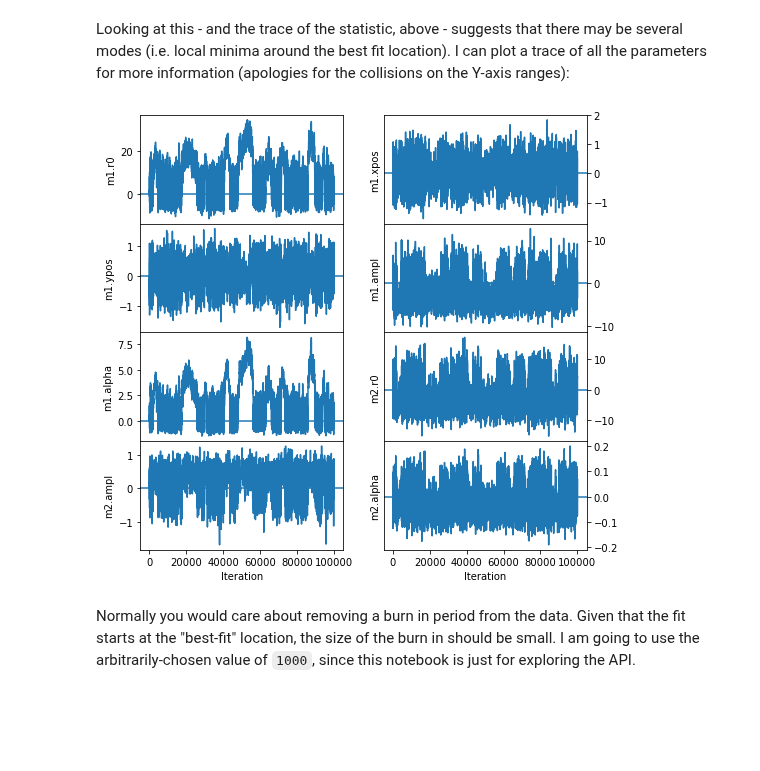
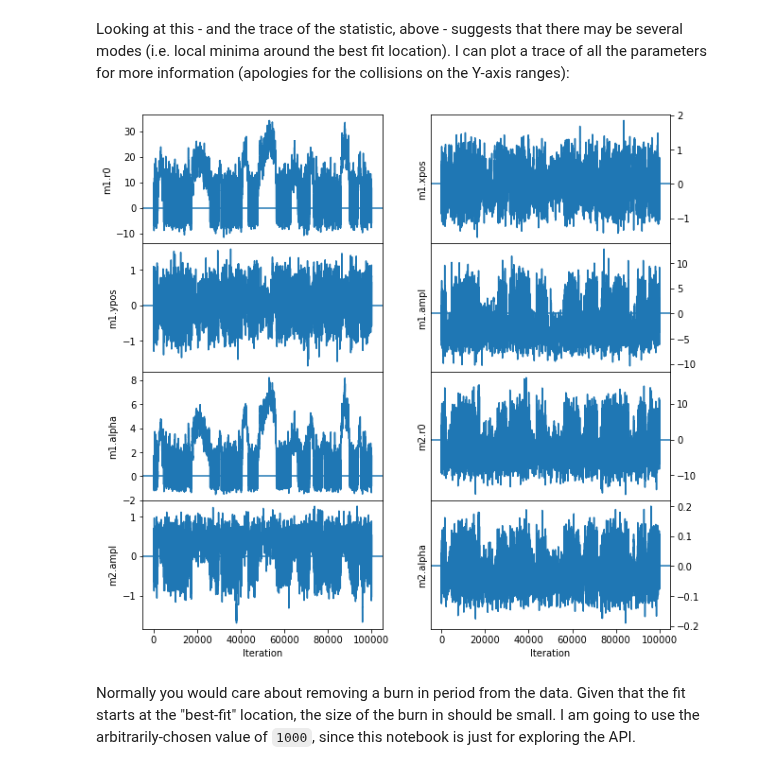
Before and after one commit to DougBurke/sherpa-standalone-notebooks, a Jupyter notebook: 8 simulating and fitting a 2D image (this time with a Bayesian approach).ipynb, the cells around one changed output. Saved outputs shown, nothing was run; the diff lists cells and outputs as text; code cells hidden in the pictures; blank space fills up the shorter version.

```diff
--- a/8 simulating and fitting a 2D image (this time with a Bayesian approach).ipynb
+++ b/8 simulating and fitting a 2D image (this time with a Bayesian approach).ipynb
@@ -433,25 +427,24 @@ Looking at this - and the trace of the statistic, above - suggests that there ma
 # %%
 fig = plt.figure(figsize=(10, 10))
 
 for i, par in enumerate([p for p in f.model.pars if not p.frozen]):
 
     plt.subplot(4, 2, i + 1)
     plt.plot(pars[i, :] - par.val)
     plt.axhline(0)
     plt.ylabel(par.fullname)
     ax = plt.gca()
     if i > 5:
         plt.xlabel('Iteration')
     else:
         ax.get_xaxis().set_ticklabels([])
 
     if i % 2 == 1:
         ax.get_yaxis().tick_right()
 
 fig.subplots_adjust(hspace=0)
-fig.set_size_inches(8, 8)
 # %% [output]
-[figure, old version]
+[figure, new version]
 # %% [markdown]
 Normally you would care about removing a burn in period from the data. Given that the fit starts at the "best-fit" location, the size of the burn in should be small. I am going to use the arbitrarily-chosen value of `1000`, since this notebook is just for exploring the API.
 # %%
```
Also changed, not shown: parts of 20 cells of this notebook, 7 other files.
